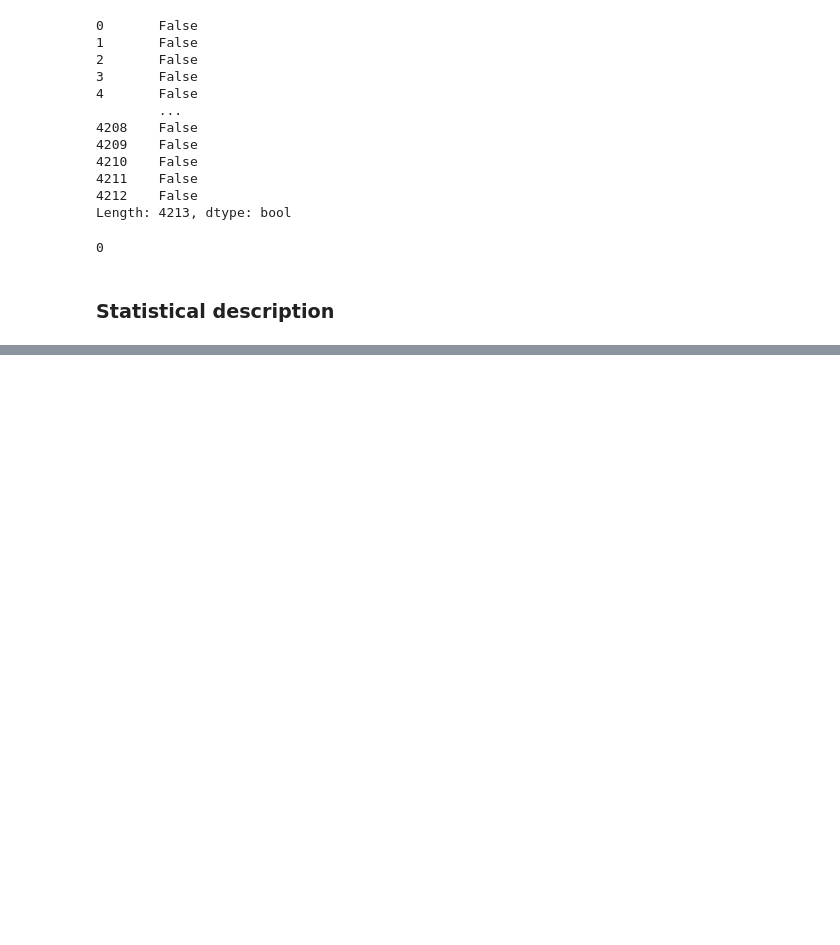
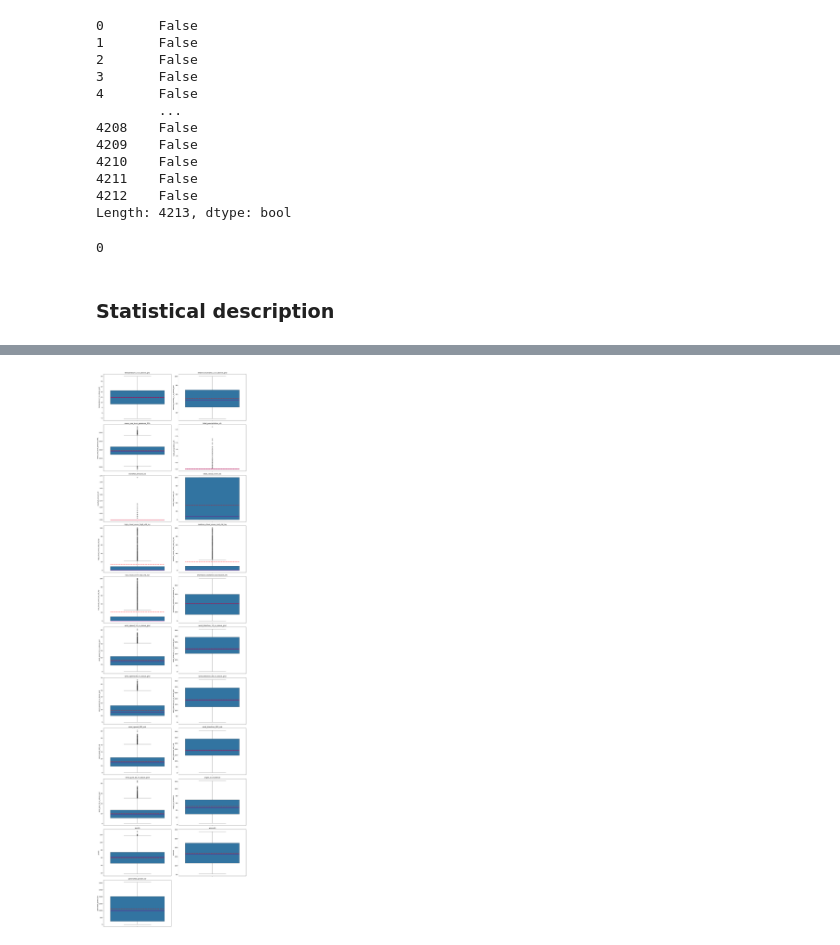
Before and after one commit to gavrilovicluka/machine-learning-projects, a Jupyter notebook: Projekat 1/Projekat1.ipynb, the cells around one changed output, grey strips where cells are left out. Drawn from its saved outputs; the diff is of its cells as text; code cells hidden in the pictures; blank space fills up the shorter version.

```diff
--- a/Projekat 1/Projekat1.ipynb
+++ b/Projekat 1/Projekat1.ipynb
@@ -193,0 +202,22 @@ data.describe().T
+# %%
+cols = 2
+rows = math.ceil(data.shape[1] / cols)
+
+plt.figure(figsize=(15, 5 * rows))
+
+for i, feature in enumerate(data.columns):
+    plt.subplot(rows, cols, i + 1)
+    sns.boxplot(
+        y=data[feature],
+        showmeans=True,
+        meanline=True,
+        meanprops={'color': 'red', 'linewidth': 2},
+        medianprops={'color': 'purple', 'linewidth': 2}
+    )
+    plt.title(f"{feature}")
+    plt.ylabel(feature)
+
+plt.tight_layout()
+plt.show()
+# %% [output]
+[figure, added]
```
Also changed, not shown: parts of 7 cells of this notebook.
